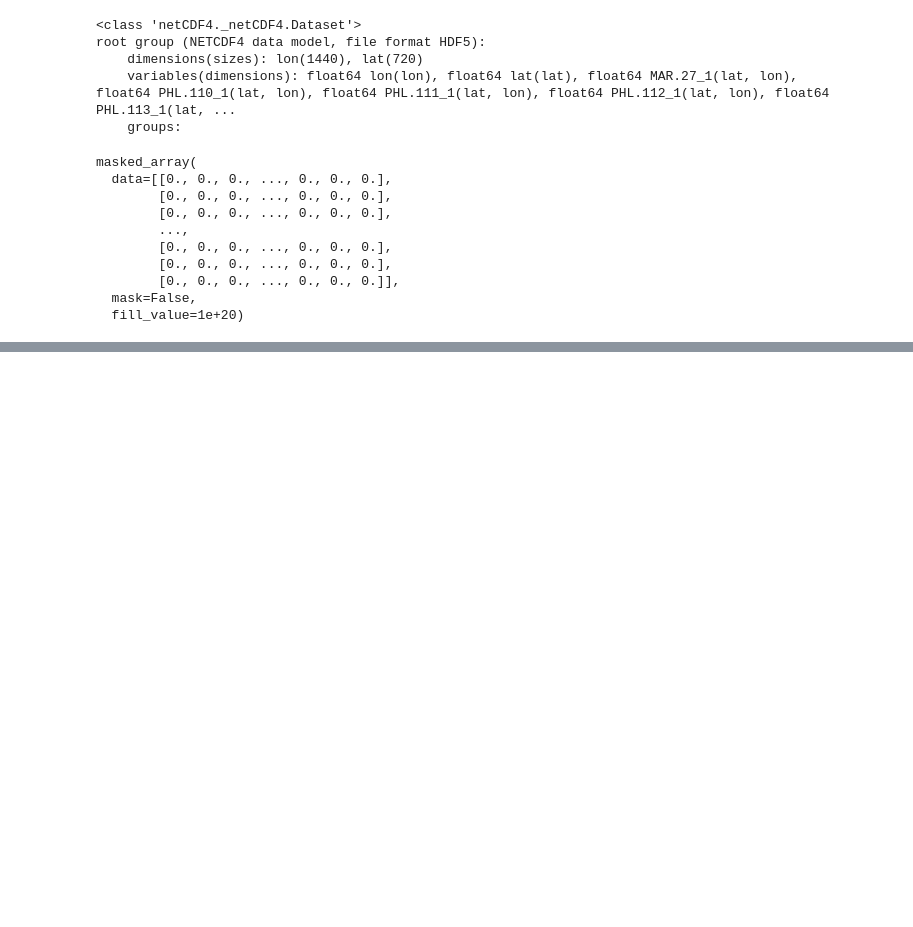
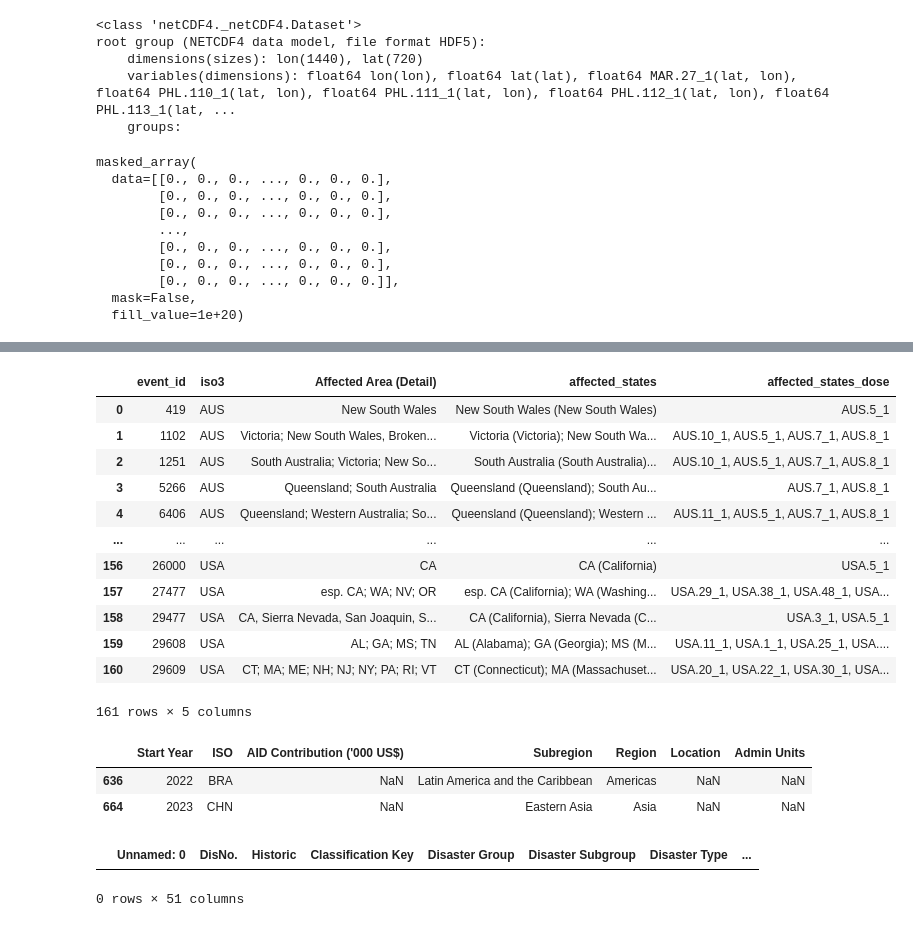
Before and after one commit to ingajsa/drought_damages, a Jupyter notebook: socio_economic/emdat_dose_assignment.ipynb, the cells around one changed output, grey strips where cells are left out. Drawn from its saved outputs; the diff is of its cells as text; code cells hidden in the pictures; blank space fills up the shorter version.

```diff
--- a/socio_economic/emdat_dose_assignment.ipynb
+++ b/socio_economic/emdat_dose_assignment.ipynb
@@ -248,0 +285,2 @@ gdf.loc[gdf['disasterno']=='2006-9554']
+# %%
+natcat_affected=pd.read_csv('/home/insauer/projects/droughts/droughts/data/socio_economic/input_damage_distribution/natcat_drought_states_AUS-BRA-CAN-CHN-IND-RUS-USA.csv')
@@ -248,0 +291,16 @@ gdf.loc[gdf['disasterno']=='2006-9554']
+# %%
+natcat_affected
+# %% [output]
+|  | event_id | iso3 | Affected Area (Detail) | affected_states | affected_states_dose |
+| 0 | 419 | AUS | New South Wales | New South Wales (New South Wales) | AUS.5_1 |
+| 1 | 1102 | AUS | Victoria; New South Wales, Broken... | Victoria (Victoria); New South Wa... | AUS.10_1, AUS.5_1, AUS.7_1, AUS.8_1 |
+| 2 | 1251 | AUS | South Australia; Victoria; New So... | South Australia (South Australia)... | AUS.10_1, AUS.5_1, AUS.7_1, AUS.8_1 |
+| 3 | 5266 | AUS | Queensland; South Australia | Queensland (Queensland); South Au... | AUS.7_1, AUS.8_1 |
+| 4 | 6406 | AUS | Queensland; Western Australia; So... | Queensland (Queensland); Western ... | AUS.11_1, AUS.5_1, AUS.7_1, AUS.8_1 |
+| ... | ... | ... | ... | ... | ... |
+| 156 | 26000 | USA | CA | CA (California) | USA.5_1 |
+| 157 | 27477 | USA | esp. CA; WA; NV; OR | esp. CA (California); WA (Washing... | USA.29_1, USA.38_1, USA.48_1, USA... |
+| 158 | 29477 | USA | CA, Sierra Nevada, San Joaquin, S... | CA (California), Sierra Nevada (C... | USA.3_1, USA.5_1 |
+| 159 | 29608 | USA | AL; GA; MS; TN | AL (Alabama); GA (Georgia); MS (M... | USA.11_1, USA.1_1, USA.25_1, USA.... |
+| 160 | 29609 | USA | CT; MA; ME; NH; NJ; NY; PA; RI; VT | CT (Connecticut); MA (Massachuset... | USA.20_1, USA.22_1, USA.30_1, USA... |
+161 rows × 5 columns
@@ -248,0 +311,6 @@ gdf.loc[gdf['disasterno']=='2006-9554']
+# %%
+emdat_bcs.loc[(emdat_bcs['affected_area']==''),['Start Year','ISO',"AID Contribution ('000 US$)",'Subregion', 'Region', 'Location','Admin Units']]
+# %% [output]
+|  | Start Year | ISO | AID Contribution ('000 US$) | Subregion | Region | Location | Admin Units |
+| 636 | 2022 | BRA | NaN | Latin America and the Caribbean | Americas | NaN | NaN |
+| 664 | 2023 | CHN | NaN | Eastern Asia | Asia | NaN | NaN |
@@ -248,0 +331,5 @@ gdf.loc[gdf['disasterno']=='2006-9554']
+# %%
+emdat_bcs.loc[(emdat_bcs['affected_area']=='')]
+# %% [output]
+|  | Unnamed: 0 | DisNo. | Historic | Classification Key | Disaster Group | Disaster Subgroup | Disaster Type | ... |
+0 rows × 51 columns
```
Also changed, not shown: parts of 23 cells of this notebook.
